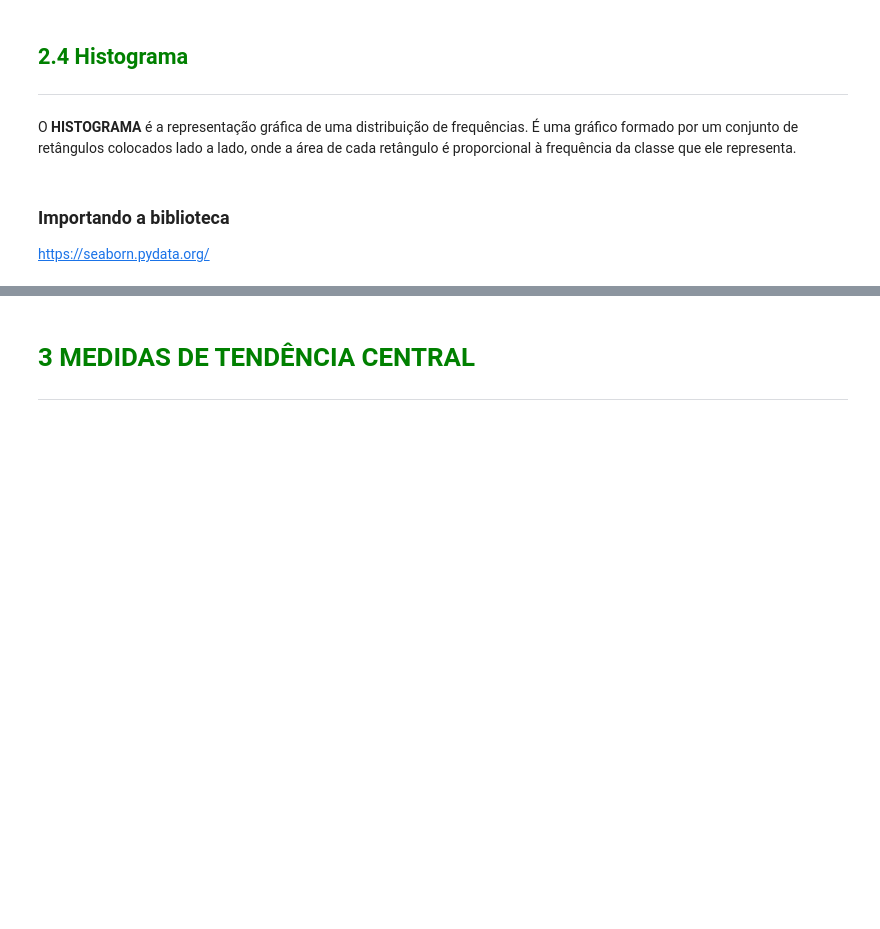
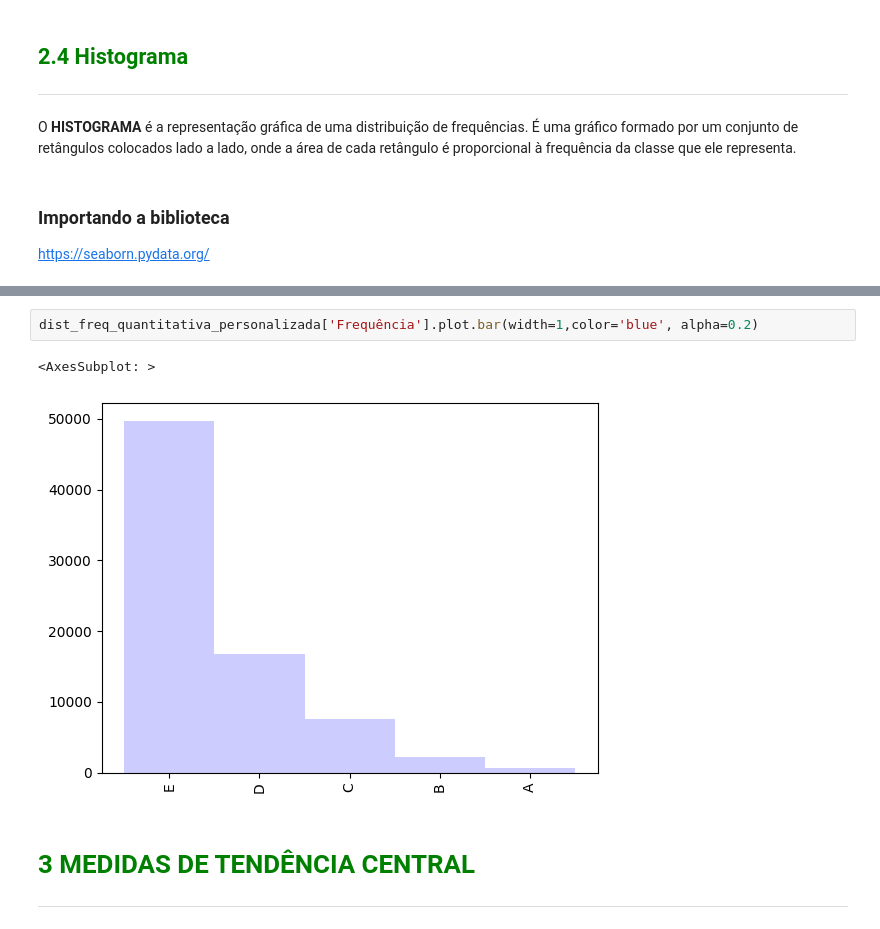
Before and after one commit to alyssonhyago/Cursos_Alura, a Jupyter notebook: Data_Science/Python_estatistica/Curso_de_Estatística.ipynb, the cells around one changed output, grey strips where cells are left out. Cells and saved outputs as stored; diff of their text form; blank space fills up the shorter version.

```diff
--- a/Data_Science/Python_estatistica/Curso_de_Estatística.ipynb
+++ b/Data_Science/Python_estatistica/Curso_de_Estatística.ipynb
@@ -442,3 +531,8 @@ https://seaborn.pydata.org/
+# %%
+dist_freq_quantitativa_personalizada['Frequência'].plot.bar(width=1,color='blue', alpha=0.2)
+# %% [output]
+<AxesSubplot: >
+[figure, added]
 # %% [markdown]
 # <font color=green>3 MEDIDAS DE TENDÊNCIA CENTRAL</font>
 ***
```
Also changed, not shown: parts of 8 cells of this notebook.
